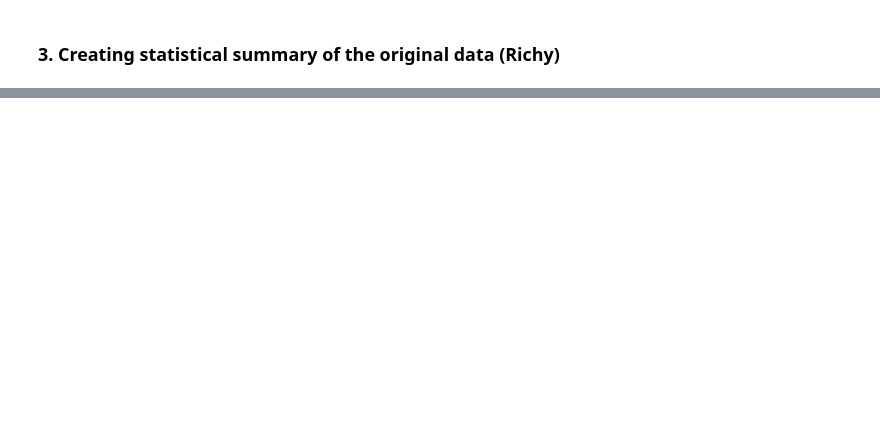
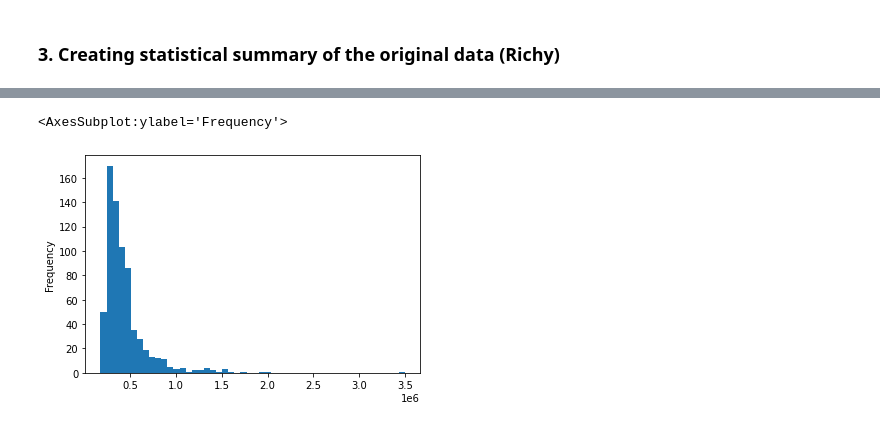
Before and after one commit to neneninja97/liveable_london, a Jupyter notebook: data_pre_processing.ipynb, the cells around one changed output, grey strips where cells are left out. Cells and saved outputs as stored; diff of their text form; code cells hidden in the pictures; blank space fills up the shorter version.

```diff
--- a/data_pre_processing.ipynb
+++ b/data_pre_processing.ipynb
@@ -243,3 +463,6 @@ all_data.Life_Expectancy_2009-13.plot.hist(bins=50)
 # %%
-all_data.GCSE_point_scores_2013.plot.hist(bins=50)
+normalised_all_data_final.median_house_2014.plot.hist(bins=50)
+# %% [output]
+<AxesSubplot:ylabel='Frequency'>
+[figure, added]
 # %%
```
Also changed, not shown: parts of 60 cells of this notebook.
